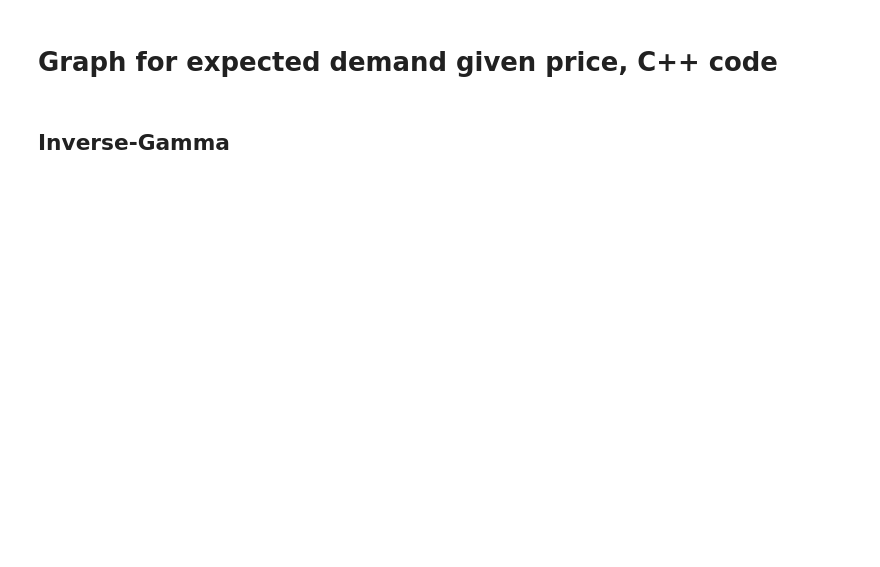
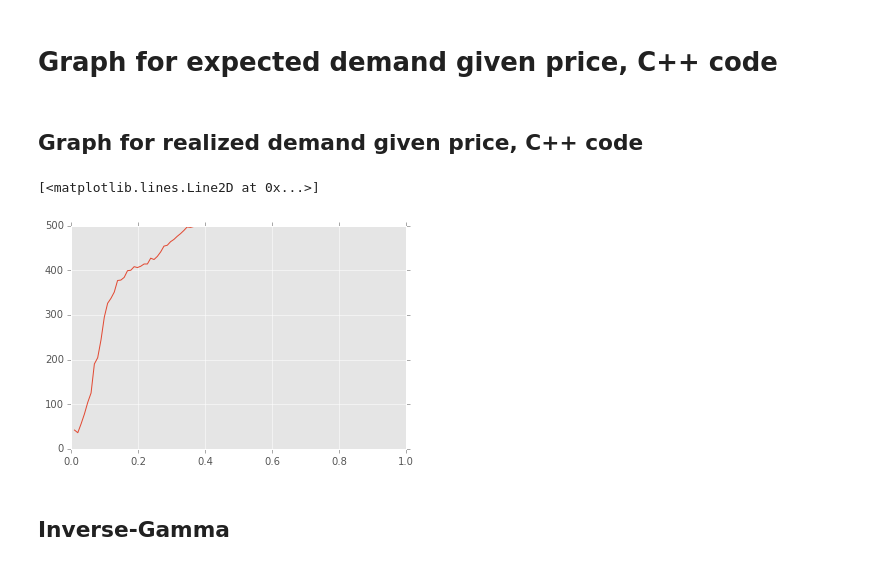
Before and after one commit to wilfeli/solar-model, a Jupyter notebook: Model/ABM_solar_eemodel.ipynb, the cells around one changed output. Drawn from its saved outputs; the diff is of its cells as text; code cells hidden in the pictures; blank space fills up the shorter version.

```diff
--- a/Model/ABM_solar_eemodel.ipynb
+++ b/Model/ABM_solar_eemodel.ipynb
@@ -85,3 +102,6 @@ theta_C[:] = theta
 # %%
 def estimate_demand(huibl, p):
-    return _mod.C_API_estimate_demand(huibl, 0, p, len(theta_C), theta_C)
+    return _mod.C_API_estimate_demand_sei_params(huibl, 0, p, len(theta_C), theta_C)
+# %%
+def estimate_demand(huibl, p):
+    return _mod.C_API_estimate_demand(huibl, 0, p)
@@ -196,3 +239,18 @@ for step in np.linspace(2, 10.0, num=100):
     i = i + 1
 #draw graph
 plt.plot(x, y)
+# %% [markdown]
+## Graph for realized demand given price, C++ code
+# %%
+y = np.zeros(100)
+x = np.zeros(100)
+i = 0
+for step in np.linspace(0.01, 0.99, num=100):
+    x[i] = step
+    y[i] = estimate_demand(huibl, x[i])
+    i = i + 1
+#draw graph
+plt.plot(x, y)
+# %% [output]
+[<matplotlib.lines.Line2D at 0x...>]
+[figure, added]
```
Also changed, not shown: parts of 21 cells of this notebook.
